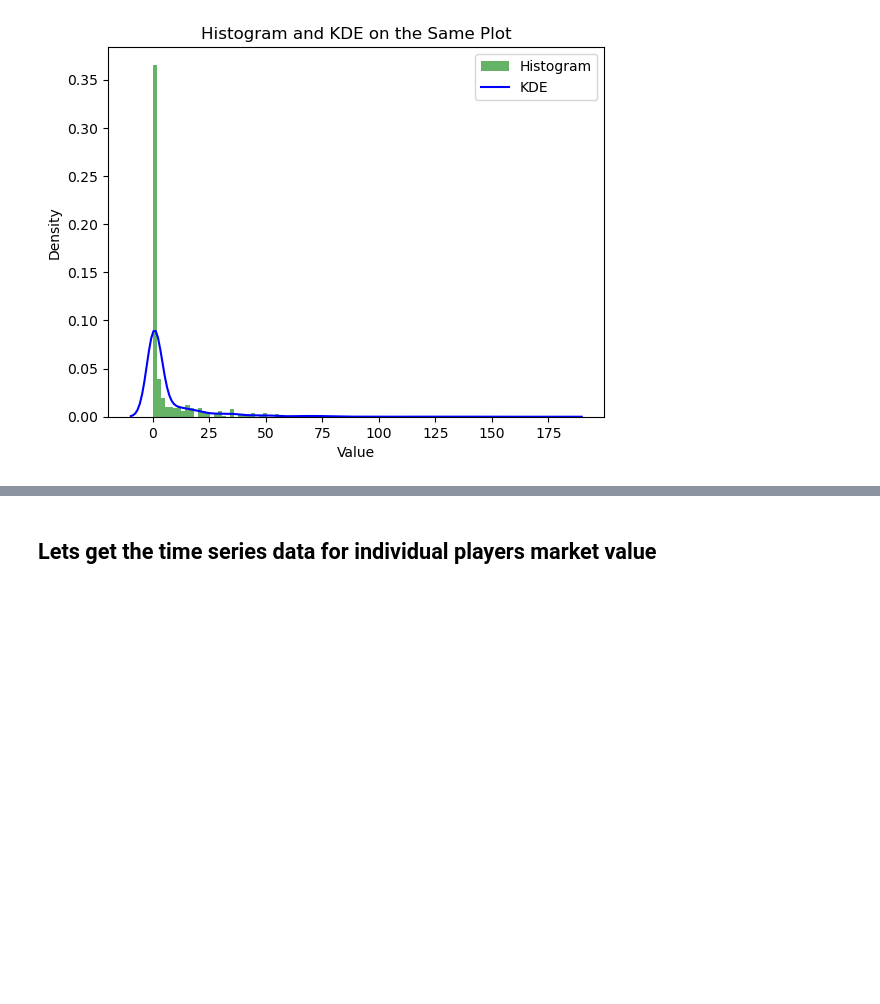
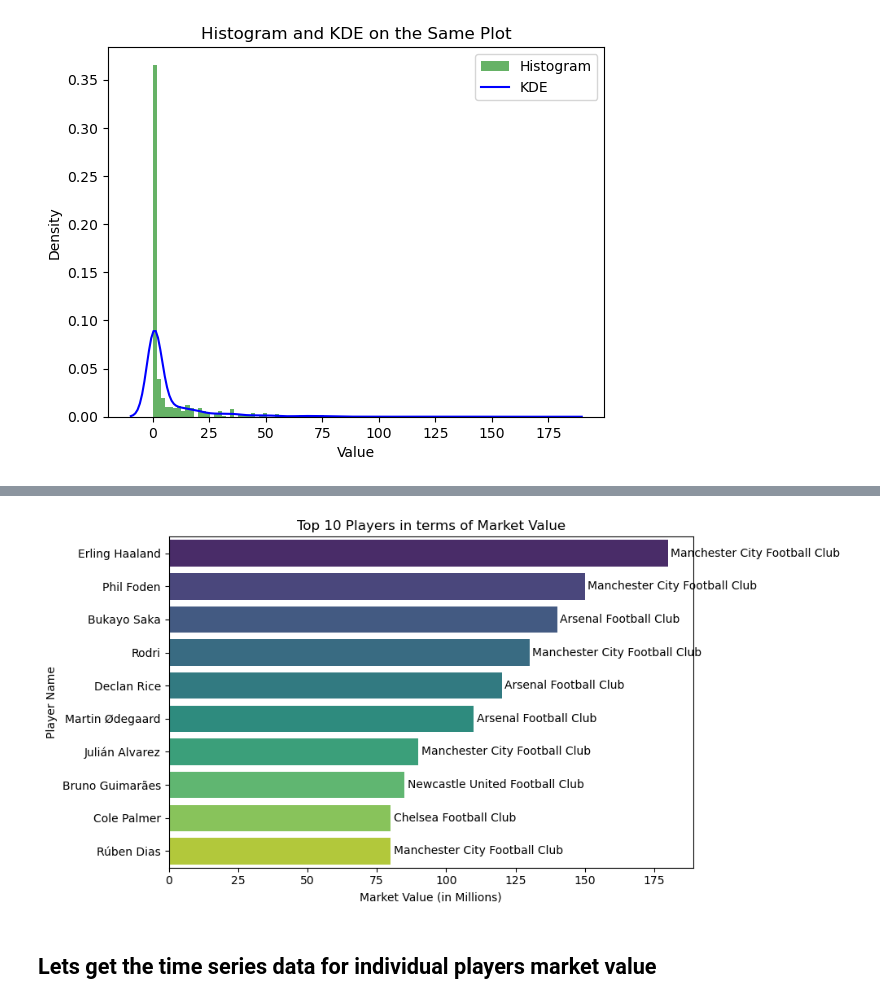
Before and after one commit to shadtome/Score-data, a Jupyter notebook: data_explore/transfer_market_examples.ipynb, the cells around one changed output, grey strips where cells are left out. Saved outputs shown, nothing was run; the diff lists cells and outputs as text; code cells hidden in the pictures; blank space fills up the shorter version.

```diff
--- a/data_explore/transfer_market_examples.ipynb
+++ b/data_explore/transfer_market_examples.ipynb
@@ -278,3 +285,22 @@ ax.legend()
 plt.show()
 # %% [output]
 [figure]
+# %%
+con = sql.connect(path)
+
+top_market_players = pd.read_sql("""SELECT players.name AS name,
+                                competitions.name AS league,
+                               players.current_club_name AS club,
+                               players.position AS position,
+                               players.market_value_in_eur/1000000 as market_worth
+                               FROM players
+                               LEFT JOIN competitions ON competitions.competition_id = players.current_club_domestic_competition_id
+                               WHERE league = 'premier-league'
+                               ORDER BY market_worth DESC
+                               LIMIT 10;""",con)
+
+con.close()
+
+
+top_market_players=top_market_players.dropna()
+top_market_players
@@ -281,3 +319,29 @@ plt.show()
+# %%
+
+data = top_market_players.sort_values(by='market_worth',ascending=False)
+
+fig, ax = plt.subplots(figsize=(10,5))
+
+bar_plot = sns.barplot(x='market_worth',y='name',data=data,palette='viridis',hue='name')
+bars = ax.patches
+team_names = data['club'].tolist()
+
+for bar, team_name in zip(bars, team_names):
+    ax.text(
+        bar.get_width() + 1,     # x-coordinate of the label (a bit to the right of the bar)
+        bar.get_y() + bar.get_height() / 2,  # y-coordinate (center of the bar)
+        team_name,               # The text (team name)
+        va='center',             # Vertical alignment
+        fontsize=10              # Font size of the label
+    )
+
+plt.title('Top 10 Players in terms of Market Value')
+plt.xlabel('Market Value (in Millions)')
+plt.ylabel('Player Name')
+plt.tight_layout()
+plt.show()
+# %% [output]
+[figure, added]
 # %% [markdown]
 ## Lets get the time series data for individual players market value
 # %%
```
Also changed, not shown: parts of 6 cells of this notebook, 4 other files.
